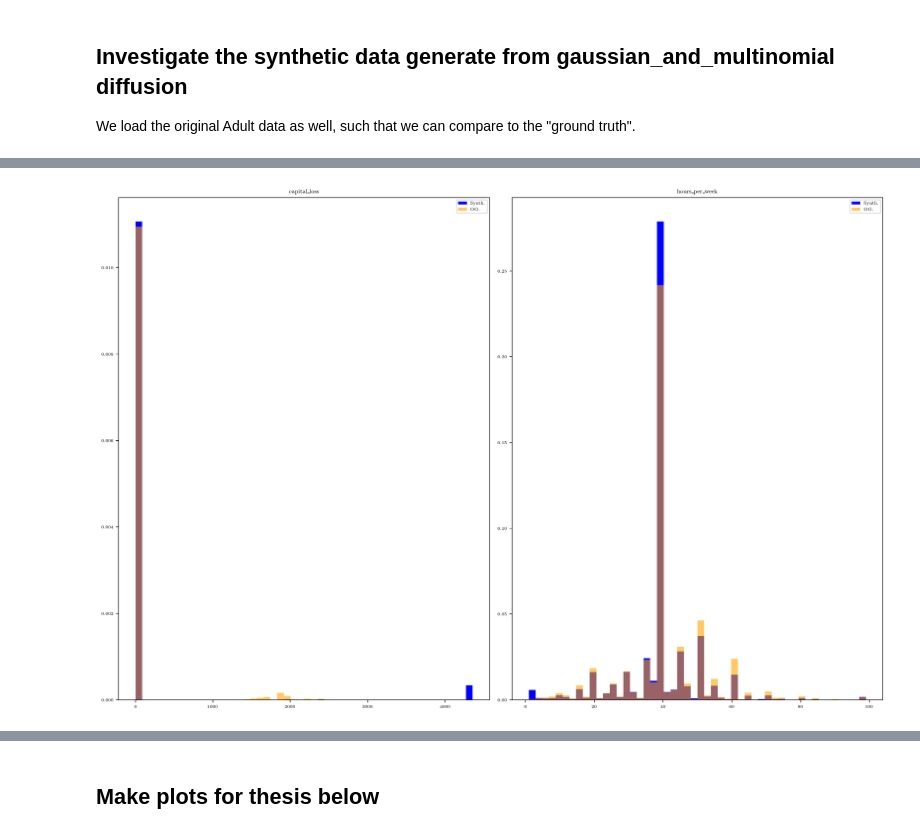
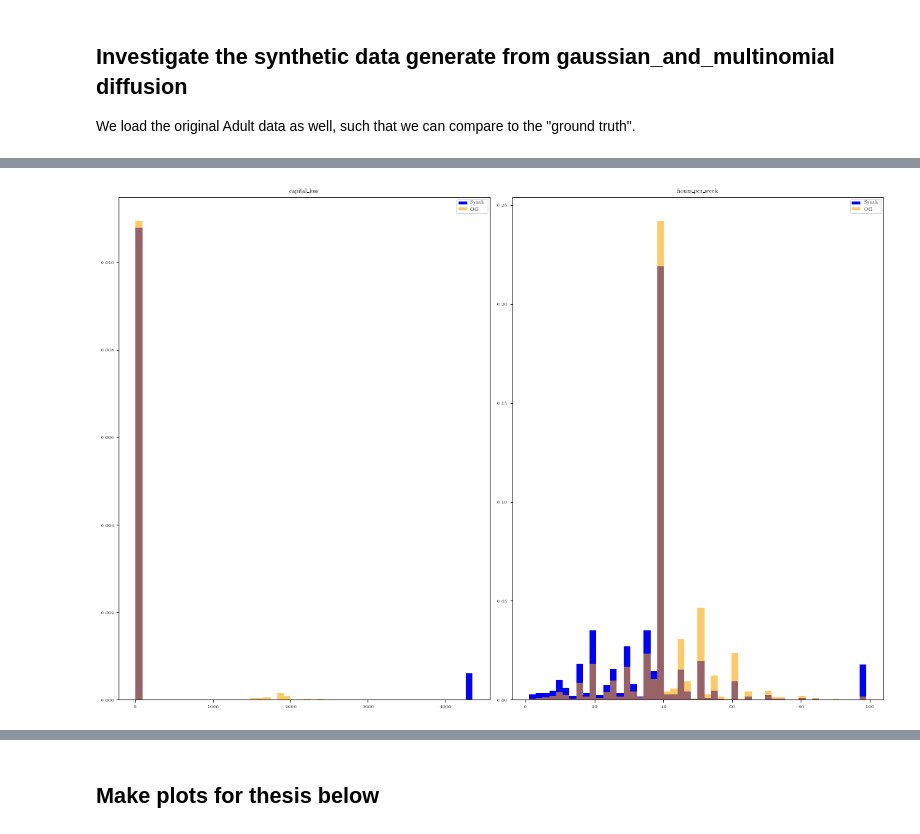
Before and after one commit to alexaoh/tabular-diffusion-for-counterfactuals, a Jupyter notebook: investigate_synthetic_data.ipynb, the cells around one changed output, grey strips where cells are left out. Drawn from its saved outputs; the diff is of its cells as text; code cells hidden in the pictures.

```diff
--- a/investigate_synthetic_data.ipynb
+++ b/investigate_synthetic_data.ipynb
@@ -85,7 +91,7 @@ fig, axs = plt.subplots(2,2, figsize = (15,15))
 axs = axs.ravel()
 for idx, ax in enumerate(axs):
     ax.hist(synthetic_samples[numerical_features[idx]], density = True, color = "b", label = "Synth.", bins = 50)
-    ax.hist(X_train[numerical_features[idx]], color = "orange", alpha = 0.6, density = True, label = "OG.", bins = 50)
+    ax.hist(adult_data[numerical_features[idx]], color = "orange", alpha = 0.6, density = True, label = "OG.", bins = 50)
     ax.legend()
     ax.title.set_text(numerical_features[idx])
 plt.tight_layout()
@@ -94,14 +100,14 @@ plt.tight_layout()
 # %%
 fig, axs = plt.subplots(1,2, figsize = (15,10))
 axs = axs.ravel()
 for idx, ax in enumerate(axs, start = 4):
     ax.hist(synthetic_samples[numerical_features[idx]], density = True, color = "b", label = "Synth.", bins = 50)
-    ax.hist(X_train[numerical_features[idx]], color = "orange", alpha = 0.6, density = True, label = "OG.", bins = 50)
+    ax.hist(adult_data[numerical_features[idx]], color = "orange", alpha = 0.6, density = True, label = "OG.", bins = 50)
     ax.legend()
     ax.title.set_text(numerical_features[idx])
 plt.tight_layout()
 # %% [output]
-[figure, old version]
+[figure, new version]
 # %%
 synthetic_corr = synthetic_samples.corr()
 true_corr = adult_data.corr()
```
Also changed, not shown: parts of 14 cells of this notebook, 10 other files.
